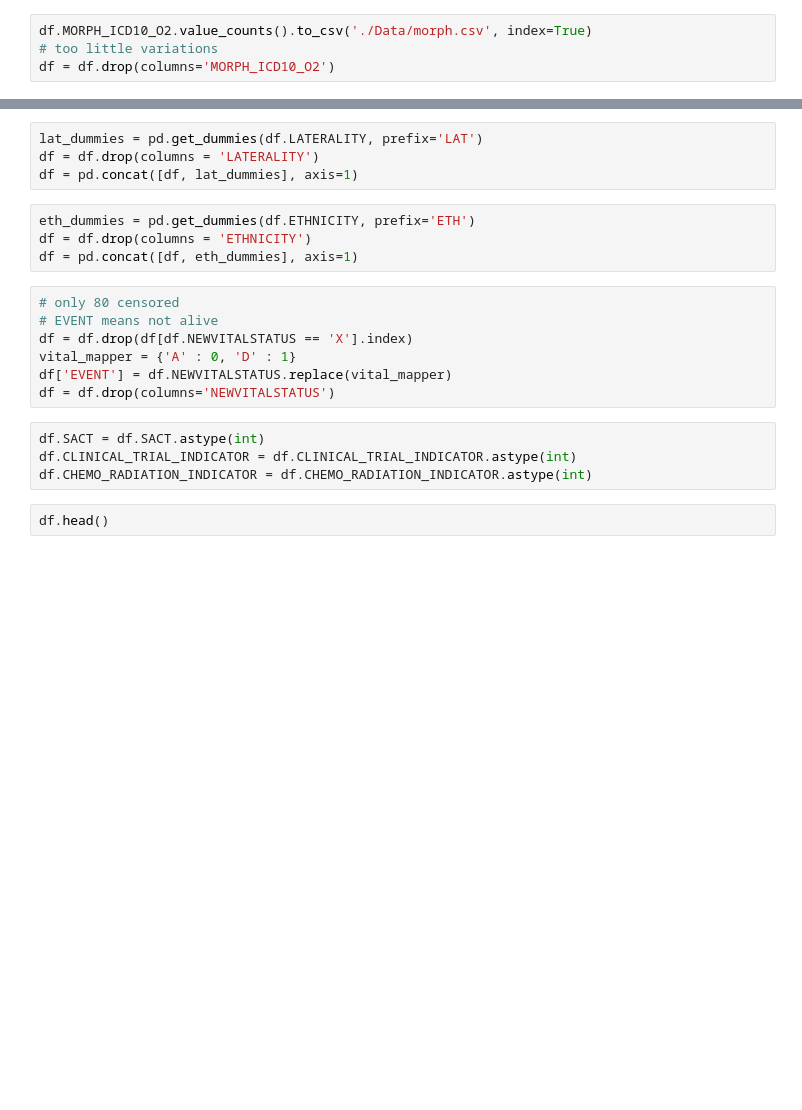
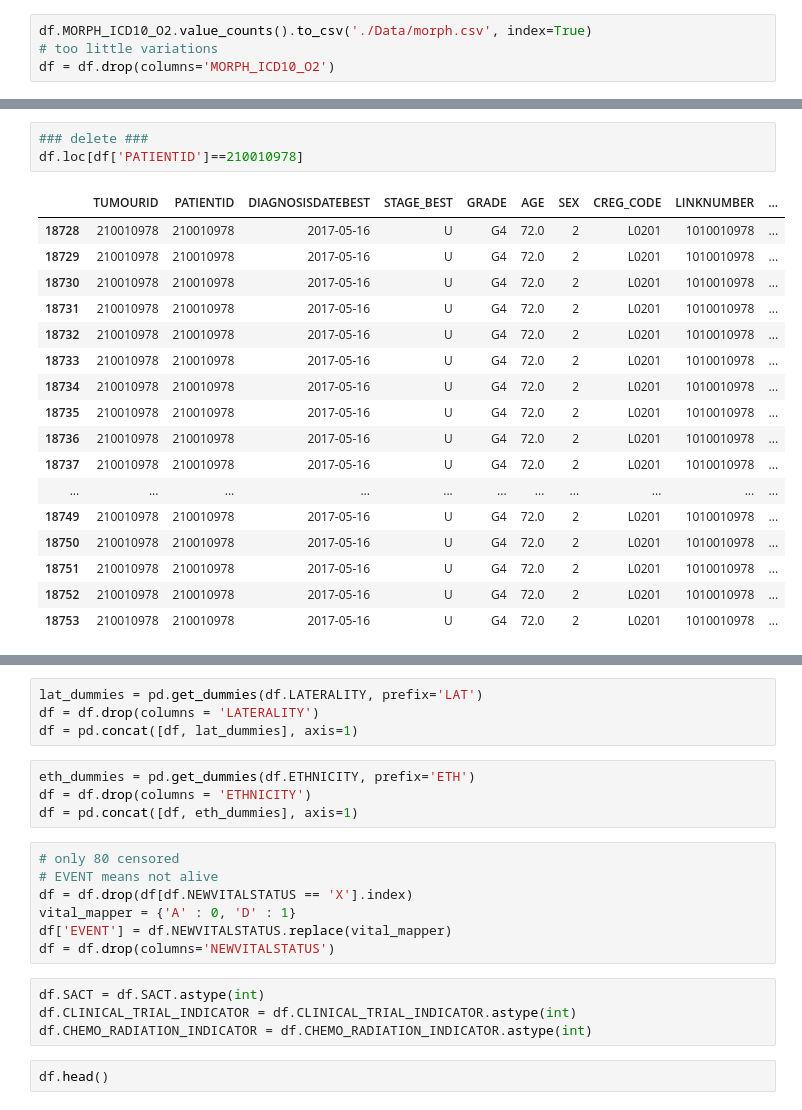
Before and after one commit to dkaizhang/federated-survival, a Jupyter notebook: preprocess.ipynb, the cells around one changed output, grey strips where cells are left out. Cells and saved outputs as stored; diff of their text form; blank space fills up the shorter version.

```diff
--- a/preprocess.ipynb
+++ b/preprocess.ipynb
@@ -84,3 +109,24 @@ df.head()
+# %%
+### delete ###
+df.loc[df['PATIENTID']==210010978]
+# %% [output]
+|  | TUMOURID | PATIENTID | DIAGNOSISDATEBEST | STAGE_BEST | GRADE | AGE | SEX | CREG_CODE | LINKNUMBER | ... |
+| 18728 | 210010978 | 210010978 | 2017-05-16 | U | G4 | 72.0 | 2 | L0201 | 1010010978 | ... |
+| 18729 | 210010978 | 210010978 | 2017-05-16 | U | G4 | 72.0 | 2 | L0201 | 1010010978 | ... |
+| 18730 | 210010978 | 210010978 | 2017-05-16 | U | G4 | 72.0 | 2 | L0201 | 1010010978 | ... |
+| 18731 | 210010978 | 210010978 | 2017-05-16 | U | G4 | 72.0 | 2 | L0201 | 1010010978 | ... |
+| 18732 | 210010978 | 210010978 | 2017-05-16 | U | G4 | 72.0 | 2 | L0201 | 1010010978 | ... |
+| 18733 | 210010978 | 210010978 | 2017-05-16 | U | G4 | 72.0 | 2 | L0201 | 1010010978 | ... |
+| 18734 | 210010978 | 210010978 | 2017-05-16 | U | G4 | 72.0 | 2 | L0201 | 1010010978 | ... |
+| 18735 | 210010978 | 210010978 | 2017-05-16 | U | G4 | 72.0 | 2 | L0201 | 1010010978 | ... |
+| 18736 | 210010978 | 210010978 | 2017-05-16 | U | G4 | 72.0 | 2 | L0201 | 1010010978 | ... |
+| 18737 | 210010978 | 210010978 | 2017-05-16 | U | G4 | 72.0 | 2 | L0201 | 1010010978 | ... |
+| ... | ... | ... | ... | ... | ... | ... | ... | ... | ... | ... |
+| 18749 | 210010978 | 210010978 | 2017-05-16 | U | G4 | 72.0 | 2 | L0201 | 1010010978 | ... |
+| 18750 | 210010978 | 210010978 | 2017-05-16 | U | G4 | 72.0 | 2 | L0201 | 1010010978 | ... |
+| 18751 | 210010978 | 210010978 | 2017-05-16 | U | G4 | 72.0 | 2 | L0201 | 1010010978 | ... |
+| 18752 | 210010978 | 210010978 | 2017-05-16 | U | G4 | 72.0 | 2 | L0201 | 1010010978 | ... |
+| 18753 | 210010978 | 210010978 | 2017-05-16 | U | G4 | 72.0 | 2 | L0201 | 1010010978 | ... |
 # %%
 df = df.drop(columns='STAGE_BEST')
 df.head()
```
Also changed, not shown: parts of 18 cells of this notebook, 1 other file.
